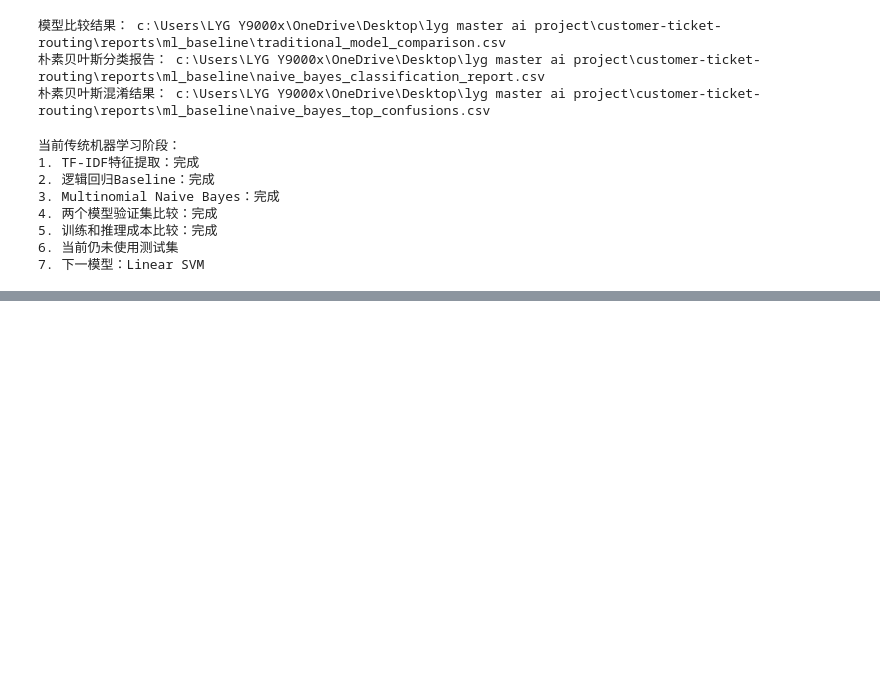
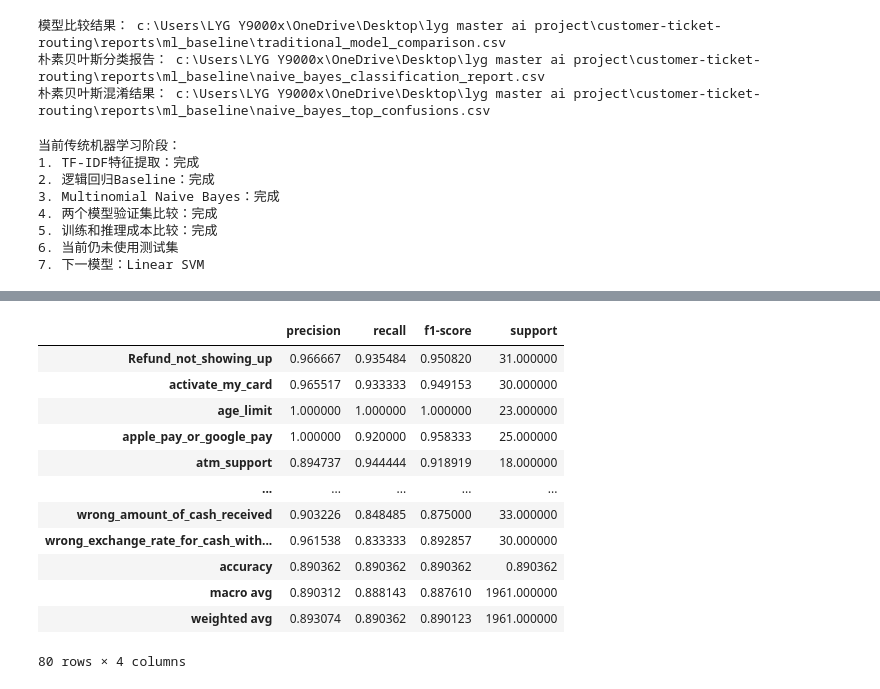
Before and after one commit to shdbdud/customer-ticket-routing, a Jupyter notebook: note.ipynb, the cells around one changed output, grey strips where cells are left out. Cells and saved outputs as stored; diff of their text form; code cells hidden in the pictures; blank space fills up the shorter version.

```diff
--- a/note.ipynb
+++ b/note.ipynb
@@ -2280,0 +2352,26 @@ print("7. 下一模型：Linear SVM")
+# %%
+# Cell 91：在验证集上预测
+
+svm_prediction_start_time = time.perf_counter()
+
+svm_validation_predictions = linear_svm_model.predict(
+    X_validation_tfidf
+)
+
+svm_prediction_time = (
+    time.perf_counter()
+    - svm_prediction_start_time
+)
+
+print("验证集预测完成。")
+print("预测样本数量：", len(svm_validation_predictions))
+
+print(
+    f"验证集总推理耗时："
+    f"{svm_prediction_time:.6f}秒"
+)
+
+print(
+    "平均每条工单推理耗时：",
+    f"{svm_prediction_time / len(y_validation):.8f}秒"
+)
@@ -2280,0 +2442,31 @@ print("7. 下一模型：Linear SVM")
+# %%
+# Cell 93：生成Linear SVM详细分类报告
+
+svm_classification_report = classification_report(
+    y_validation,
+    svm_validation_predictions,
+    labels=linear_svm_model.classes_,
+    output_dict=True,
+    zero_division=0,
+)
+
+svm_report_df = (
+    pd.DataFrame(svm_classification_report)
+    .transpose()
+)
+
+display(svm_report_df)
+# %% [output]
+|  | precision | recall | f1-score | support |
+| Refund_not_showing_up | 0.966667 | 0.935484 | 0.950820 | 31.000000 |
+| activate_my_card | 0.965517 | 0.933333 | 0.949153 | 30.000000 |
+| age_limit | 1.000000 | 1.000000 | 1.000000 | 23.000000 |
+| apple_pay_or_google_pay | 1.000000 | 0.920000 | 0.958333 | 25.000000 |
+| atm_support | 0.894737 | 0.944444 | 0.918919 | 18.000000 |
+| ... | ... | ... | ... | ... |
+| wrong_amount_of_cash_received | 0.903226 | 0.848485 | 0.875000 | 33.000000 |
+| wrong_exchange_rate_for_cash_with... | 0.961538 | 0.833333 | 0.892857 | 30.000000 |
+| accuracy | 0.890362 | 0.890362 | 0.890362 | 0.890362 |
+| macro avg | 0.890312 | 0.888143 | 0.887610 | 1961.000000 |
+| weighted avg | 0.893074 | 0.890362 | 0.890123 | 1961.000000 |
+80 rows × 4 columns
```
Also changed, not shown: parts of 17 cells of this notebook, 4 other files.
